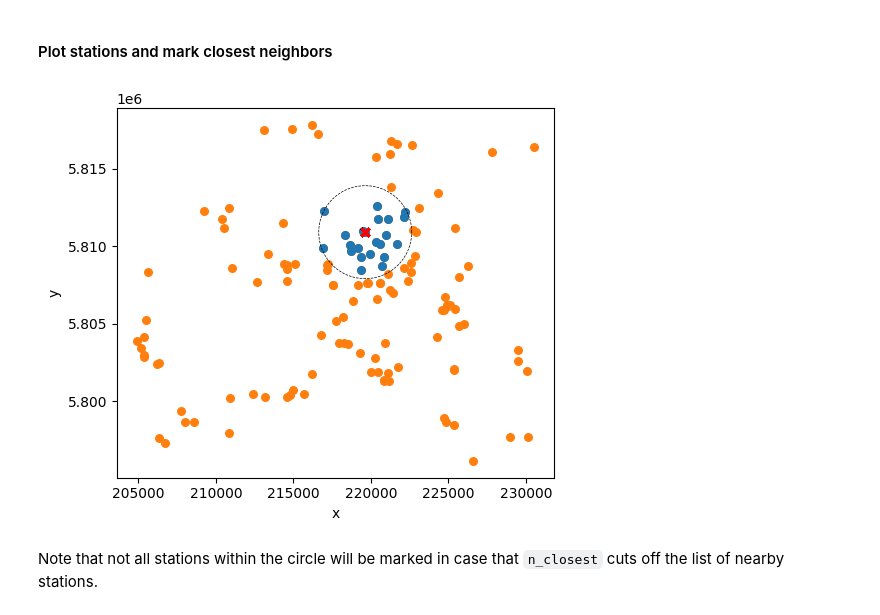
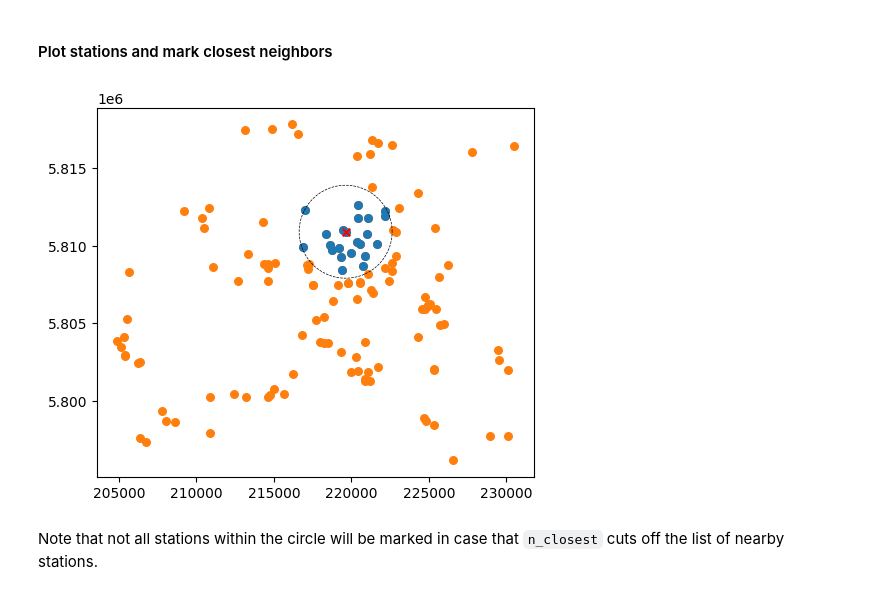
Before and after one commit to OpenSenseAction/poligrain, a Jupyter notebook: docs/notebooks/Calculate_distances.ipynb, the cells around one changed output. Cells and saved outputs as stored; diff of their text form; code cells hidden in the pictures.

Commit message:
remove version capping and fix xarray scatter plot CI error  (#74)
* remove version capping in toml file

* fix xarray scatter plot problem in notebook

* changelog

```diff
--- a/docs/notebooks/Calculate_distances.ipynb
+++ b/docs/notebooks/Calculate_distances.ipynb
@@ -194,27 +189,29 @@ True
 # %%
 fig, ax = plt.subplots()
 ax.set_aspect("equal")
 
 ax.scatter(ds_pws.x, ds_pws.y, c="C1", s=30)
 
 neighbor_ids = closest_neigbors.sel(id=pws_id).neighbor_id.dropna(dim="n_closest")
 ds_pws_neighbors = ds_pws.sel(id=neighbor_ids)
 ax.scatter(ds_pws_neighbors.x, ds_pws_neighbors.y, c="C0", s=30)
 
-ds_pws.sel(id=pws_id).plot.scatter(x="x", y="y", color="r", s=30, marker="x")
+ax.scatter(
+    ds_pws.sel(id=pws_id).x, ds_pws.sel(id=pws_id).y, color="r", s=30, marker="x"
+)
 
 # Plot a circel with max_distance to see if the selections fits
 an = np.linspace(0, 2 * np.pi, 100)
 ax.plot(
     ds_pws.x.sel(id=pws_id).data + max_distance * np.cos(an),
     ds_pws.y.sel(id=pws_id).data + max_distance * np.sin(an),
     color="k",
     linestyle="--",
     linewidth=0.5,
 )
 plt.title("");
 # %% [output]
-[figure, old version]
+[figure, new version]
 # %% [markdown]
 Note that not all stations within the circle will be marked in case that `n_closest` cuts off the list of nearby stations.
 # %% [markdown]
```
Also changed, not shown: parts of 8 cells of this notebook, 2 other files.
